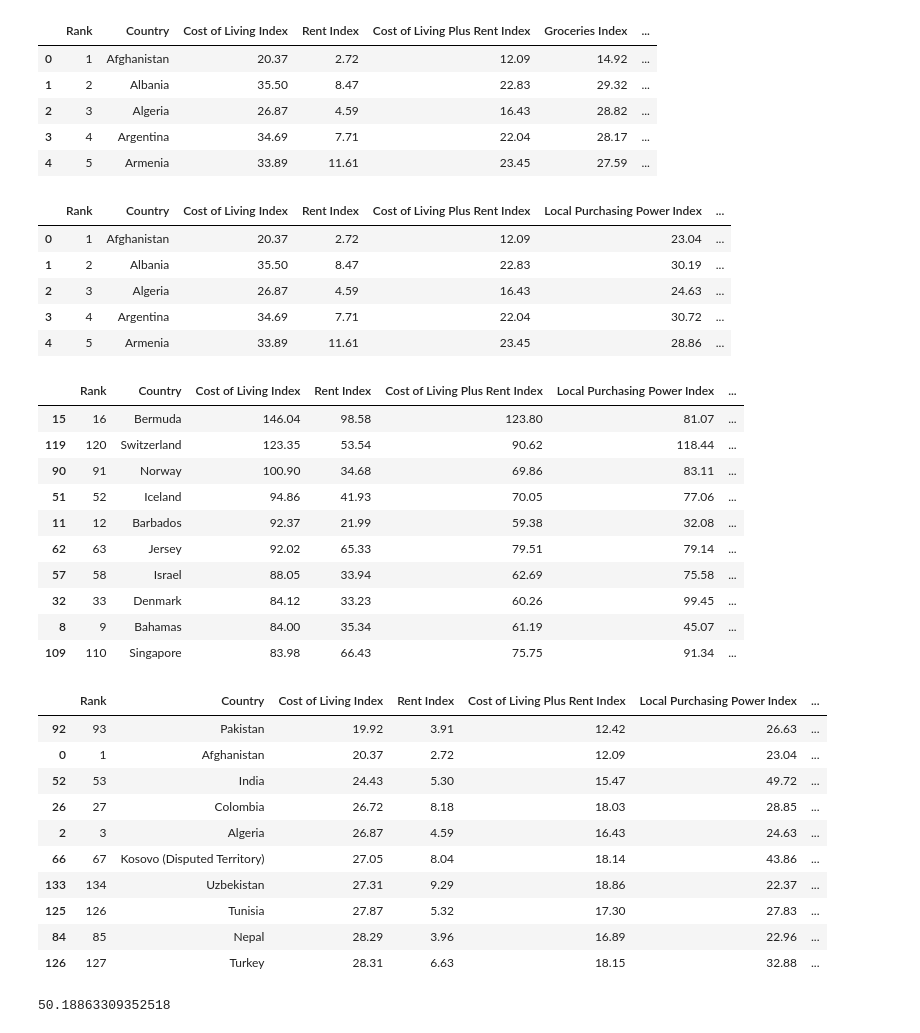
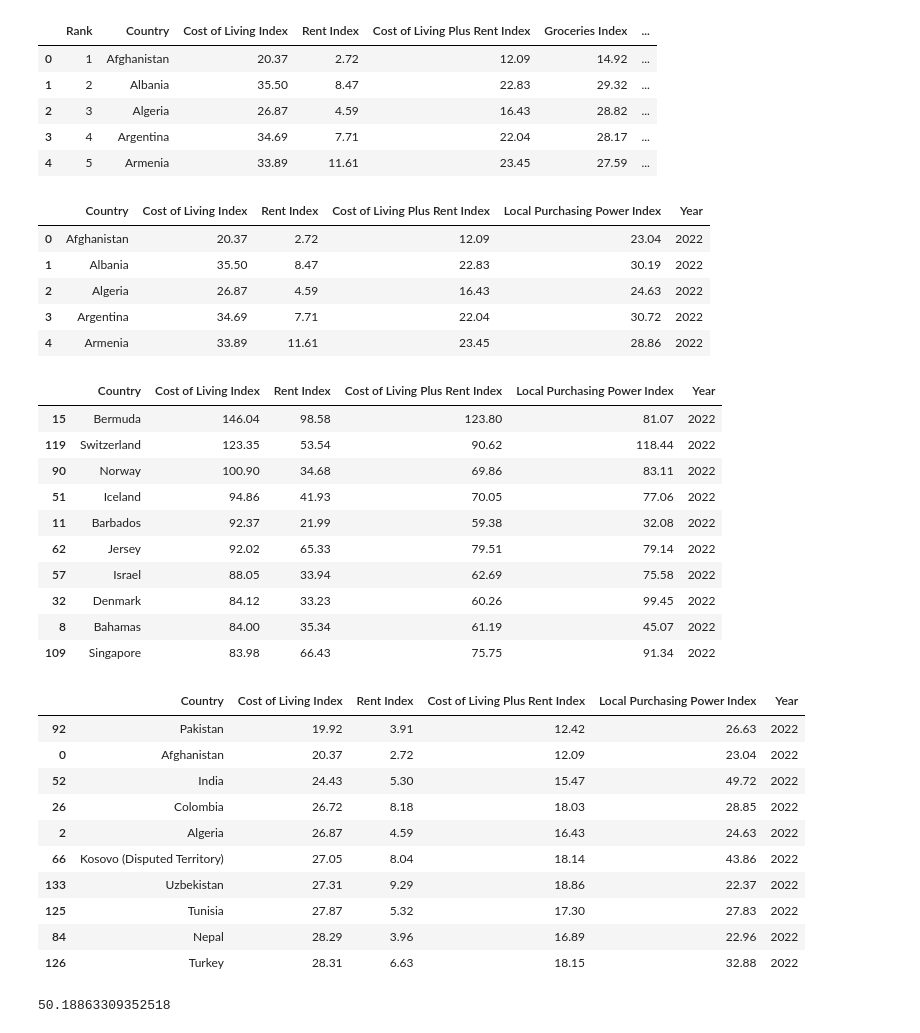
Before and after one commit to kass173/project-3, a Jupyter notebook: ETL/data_transformation.ipynb, the cells around one changed output. Drawn from its saved outputs; the diff is of its cells as text; code cells hidden in the pictures.

Commit message:
Drop the Rank column

```diff
--- a/ETL/data_transformation.ipynb
+++ b/ETL/data_transformation.ipynb
@@ -22,31 +22,32 @@ CostLiving2022_data.head()
 # %%
 #Drop the column  Groceries Index and Restaurant Price Index
 CostLiving2022_data = CostLiving2022_data.drop("Groceries Index", axis=1)
 CostLiving2022_data = CostLiving2022_data.drop("Restaurant Price Index", axis=1)
+CostLiving2022_data = CostLiving2022_data.drop("Rank", axis=1)
 CostLiving2022_data.head()
 # %% [output]
-|  | Rank | Country | Cost of Living Index | Rent Index | Cost of Living Plus Rent Index | Local Purchasing Power Index | ... |
-| 0 | 1 | Afghanistan | 20.37 | 2.72 | 12.09 | 23.04 | ... |
-| 1 | 2 | Albania | 35.50 | 8.47 | 22.83 | 30.19 | ... |
-| 2 | 3 | Algeria | 26.87 | 4.59 | 16.43 | 24.63 | ... |
-| 3 | 4 | Argentina | 34.69 | 7.71 | 22.04 | 30.72 | ... |
-| 4 | 5 | Armenia | 33.89 | 11.61 | 23.45 | 28.86 | ... |
+|  | Country | Cost of Living Index | Rent Index | Cost of Living Plus Rent Index | Local Purchasing Power Index | Year |
+| 0 | Afghanistan | 20.37 | 2.72 | 12.09 | 23.04 | 2022 |
+| 1 | Albania | 35.50 | 8.47 | 22.83 | 30.19 | 2022 |
+| 2 | Algeria | 26.87 | 4.59 | 16.43 | 24.63 | 2022 |
+| 3 | Argentina | 34.69 | 7.71 | 22.04 | 30.72 | 2022 |
+| 4 | Armenia | 33.89 | 11.61 | 23.45 | 28.86 | 2022 |
 # %%
 # Most 10 expensive country - 2022
 CL2022_Expensive = CostLiving2022_data.nlargest(10, 'Cost of Living Index')
 CL2022_Expensive
 # %% [output]
-|  | Rank | Country | Cost of Living Index | Rent Index | Cost of Living Plus Rent Index | Local Purchasing Power Index | ... |
-| 15 | 16 | Bermuda | 146.04 | 98.58 | 123.80 | 81.07 | ... |
-| 119 | 120 | Switzerland | 123.35 | 53.54 | 90.62 | 118.44 | ... |
-| 90 | 91 | Norway | 100.90 | 34.68 | 69.86 | 83.11 | ... |
-| 51 | 52 | Iceland | 94.86 | 41.93 | 70.05 | 77.06 | ... |
-| 11 | 12 | Barbados | 92.37 | 21.99 | 59.38 | 32.08 | ... |
-| 62 | 63 | Jersey | 92.02 | 65.33 | 79.51 | 79.14 | ... |
-| 57 | 58 | Israel | 88.05 | 33.94 | 62.69 | 75.58 | ... |
-| 32 | 33 | Denmark | 84.12 | 33.23 | 60.26 | 99.45 | ... |
-| 8 | 9 | Bahamas | 84.00 | 35.34 | 61.19 | 45.07 | ... |
-| 109 | 110 | Singapore | 83.98 | 66.43 | 75.75 | 91.34 | ... |
+|  | Country | Cost of Living Index | Rent Index | Cost of Living Plus Rent Index | Local Purchasing Power Index | Year |
+| 15 | Bermuda | 146.04 | 98.58 | 123.80 | 81.07 | 2022 |
+| 119 | Switzerland | 123.35 | 53.54 | 90.62 | 118.44 | 2022 |
+| 90 | Norway | 100.90 | 34.68 | 69.86 | 83.11 | 2022 |
+| 51 | Iceland | 94.86 | 41.93 | 70.05 | 77.06 | 2022 |
+| 11 | Barbados | 92.37 | 21.99 | 59.38 | 32.08 | 2022 |
+| 62 | Jersey | 92.02 | 65.33 | 79.51 | 79.14 | 2022 |
+| 57 | Israel | 88.05 | 33.94 | 62.69 | 75.58 | 2022 |
+| 32 | Denmark | 84.12 | 33.23 | 60.26 | 99.45 | 2022 |
+| 8 | Bahamas | 84.00 | 35.34 | 61.19 | 45.07 | 2022 |
+| 109 | Singapore | 83.98 | 66.43 | 75.75 | 91.34 | 2022 |
 # %%
 #This database is based on New York City.
 #We can see Bermuda is 46% more expensive to live than New York, Groceries and Restaurant increase the price.
@@ -58,17 +59,17 @@ CL2022_Expensive
 CL2022_Cheap = CostLiving2022_data.nsmallest(10, 'Cost of Living Index')
 CL2022_Cheap
 # %% [output]
-|  | Rank | Country | Cost of Living Index | Rent Index | Cost of Living Plus Rent Index | Local Purchasing Power Index | ... |
-| 92 | 93 | Pakistan | 19.92 | 3.91 | 12.42 | 26.63 | ... |
-| 0 | 1 | Afghanistan | 20.37 | 2.72 | 12.09 | 23.04 | ... |
-| 52 | 53 | India | 24.43 | 5.30 | 15.47 | 49.72 | ... |
-| 26 | 27 | Colombia | 26.72 | 8.18 | 18.03 | 28.85 | ... |
-| 2 | 3 | Algeria | 26.87 | 4.59 | 16.43 | 24.63 | ... |
-| 66 | 67 | Kosovo (Disputed Territory) | 27.05 | 8.04 | 18.14 | 43.86 | ... |
-| 133 | 134 | Uzbekistan | 27.31 | 9.29 | 18.86 | 22.37 | ... |
-| 125 | 126 | Tunisia | 27.87 | 5.32 | 17.30 | 27.83 | ... |
-| 84 | 85 | Nepal | 28.29 | 3.96 | 16.89 | 22.96 | ... |
-| 126 | 127 | Turkey | 28.31 | 6.63 | 18.15 | 32.88 | ... |
+|  | Country | Cost of Living Index | Rent Index | Cost of Living Plus Rent Index | Local Purchasing Power Index | Year |
+| 92 | Pakistan | 19.92 | 3.91 | 12.42 | 26.63 | 2022 |
+| 0 | Afghanistan | 20.37 | 2.72 | 12.09 | 23.04 | 2022 |
+| 52 | India | 24.43 | 5.30 | 15.47 | 49.72 | 2022 |
+| 26 | Colombia | 26.72 | 8.18 | 18.03 | 28.85 | 2022 |
+| 2 | Algeria | 26.87 | 4.59 | 16.43 | 24.63 | 2022 |
+| 66 | Kosovo (Disputed Territory) | 27.05 | 8.04 | 18.14 | 43.86 | 2022 |
+| 133 | Uzbekistan | 27.31 | 9.29 | 18.86 | 22.37 | 2022 |
+| 125 | Tunisia | 27.87 | 5.32 | 17.30 | 27.83 | 2022 |
+| 84 | Nepal | 28.29 | 3.96 | 16.89 | 22.96 | 2022 |
+| 126 | Turkey | 28.31 | 6.63 | 18.15 | 32.88 | 2022 |
 # %%
 #MEAN Cost 2022
 MeanCost2022 = CostLiving2022_data['Cost of Living Index'].mean()
```
Also changed, not shown: parts of 14 cells of this notebook.
